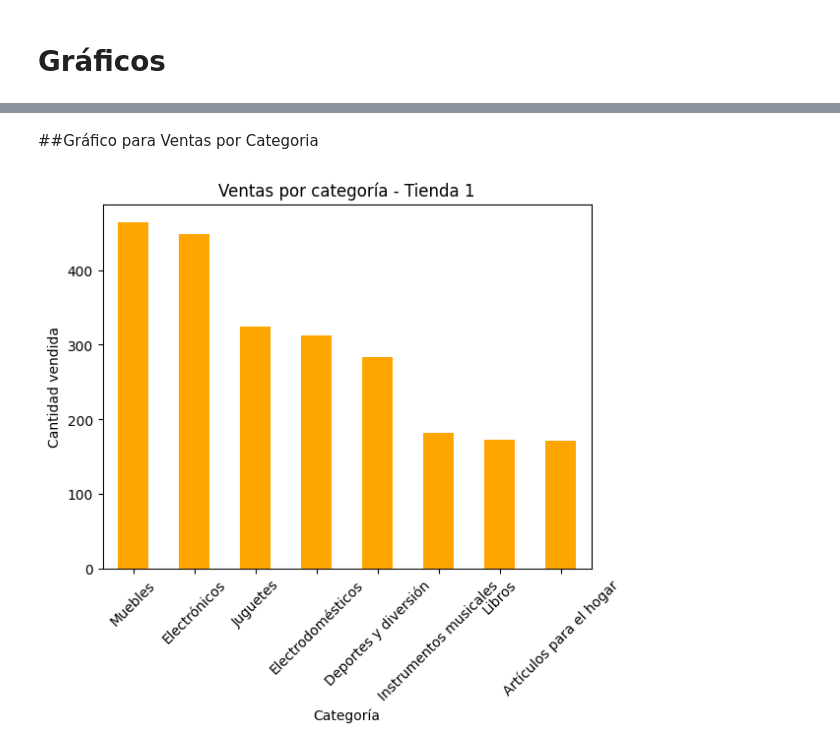
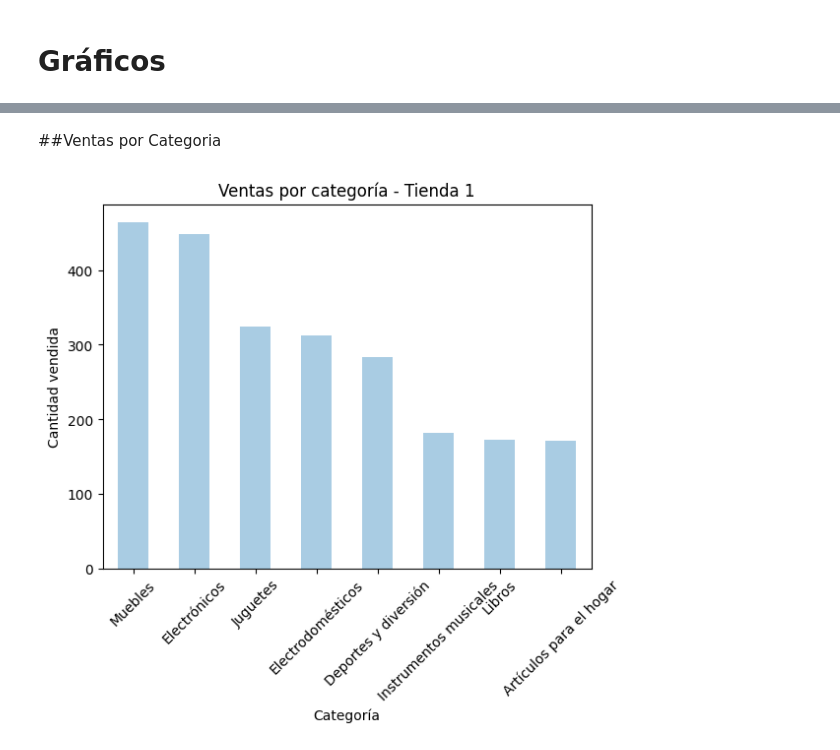
Before and after one commit to daNizaparedesdenis-arch/ChallengeAluraStoreG9, a Jupyter notebook: AluraStoreLatam.ipynb, the cells around one changed output, grey strips where cells are left out. Saved outputs shown, nothing was run; the diff lists cells and outputs as text; code cells hidden in the pictures.

```diff
--- a/AluraStoreLatam.ipynb
+++ b/AluraStoreLatam.ipynb
@@ -314,12 +349,12 @@ El valor promedio de envio por tienda son el mayor, el la tienda 1. Mientras que
 # %% [markdown]
-##Gráfico para Ventas por Categoria
+##Ventas por Categoria
 # %%
 import matplotlib.pyplot as plt
-clasificación_tienda.plot(kind="bar", color="orange" )
+clasificación_tienda.plot(kind="bar", color='#A9CCE3')
 plt.title("Ventas por categoría - Tienda 1")
 plt.xlabel("Categoría")
 plt.ylabel("Cantidad vendida")
 plt.xticks(rotation=45)
 plt.show()
 # %% [output]
-[figure, old version]
+[figure, new version]
```
Also changed, not shown: parts of 14 cells of this notebook.
